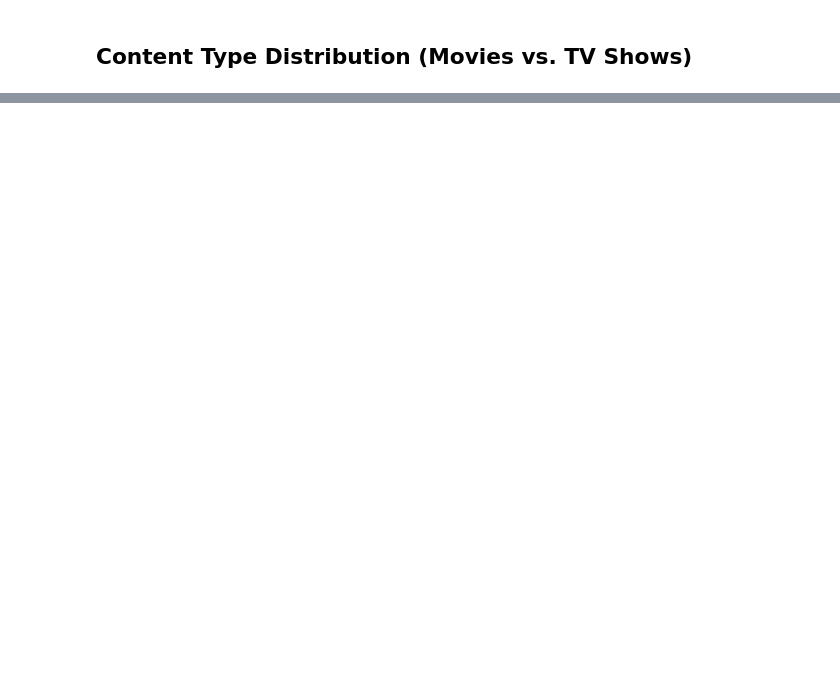
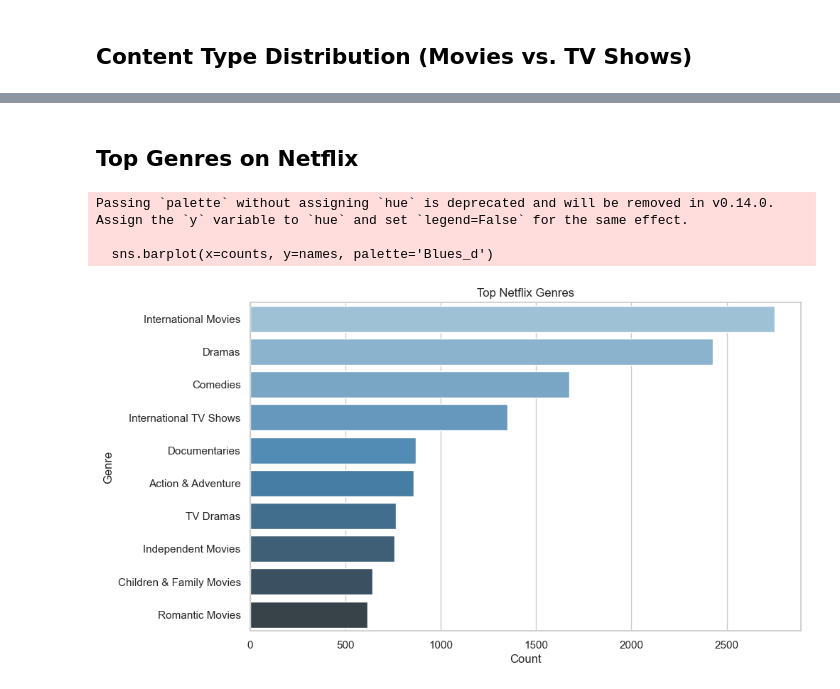
Before and after one commit to RlphChrs/streaming-stats-netflix, a Jupyter notebook: notebooks/02-eda.ipynb, the cells around one changed output, grey strips where cells are left out. Saved outputs shown, nothing was run; the diff lists cells and outputs as text; code cells hidden in the pictures; blank space fills up the shorter version.

```diff
--- a/notebooks/02-eda.ipynb
+++ b/notebooks/02-eda.ipynb
@@ -45,0 +95,19 @@ Passing `palette` without assigning `hue` is deprecated and will be removed in v
+# %% [markdown]
+## Top Genres on Netflix
+# %%
+genre_series = df['listed_in'].str.split(', ')
+flat_genres = [genre for sublist in genre_series for genre in sublist]
+top_genres = Counter(flat_genres).most_common(10)
+
+names, counts = zip(*top_genres)
+
+sns.barplot(x=counts, y=names, palette='Blues_d')
+plt.title('Top Netflix Genres')
+plt.xlabel('Count')
+plt.ylabel('Genre')
+plt.show()
+# %% [output]
+Passing `palette` without assigning `hue` is deprecated and will be removed in v0.14.0. Assign the `y` variable to `hue` and set `legend=False` for the same effect.
+
+  sns.barplot(x=counts, y=names, palette='Blues_d')
+[figure, added]
```
Also changed, not shown: parts of 11 cells of this notebook.
